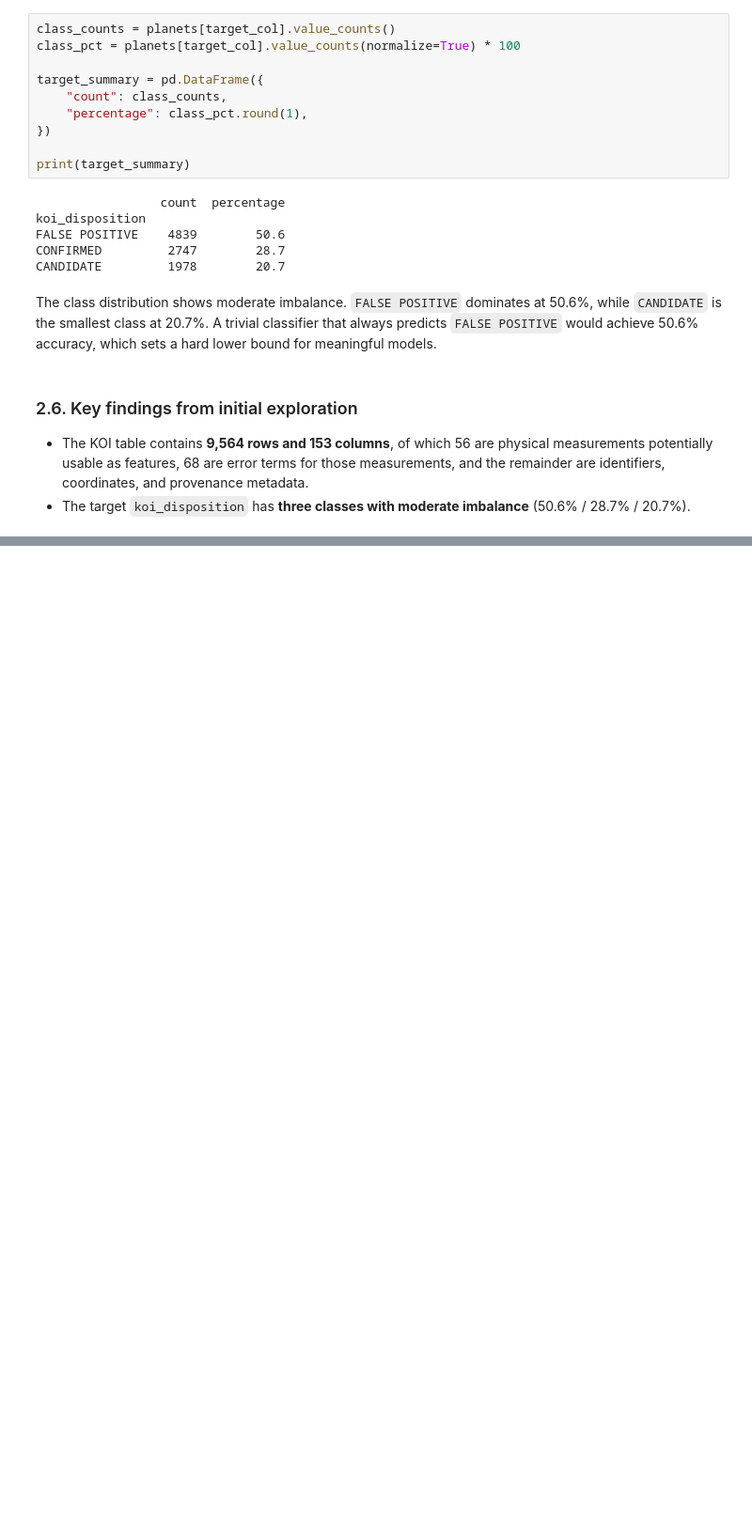
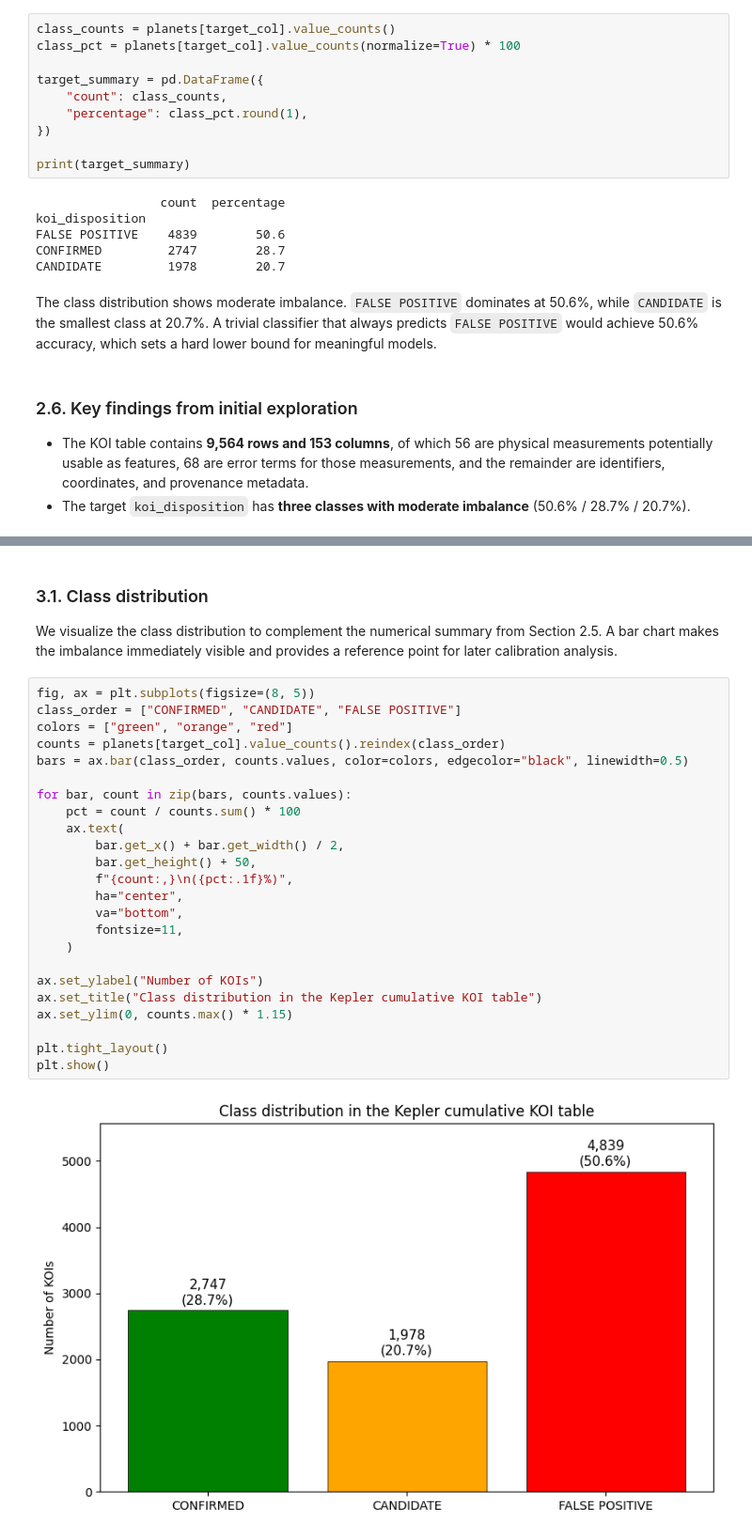
Before and after one commit to AhmedInv40/kepler-exoplanet-dl, a Jupyter notebook: notebooks/01_data_exploration_and_cleaning.ipynb, the cells around one changed output, grey strips where cells are left out. Shown at 94% size. Saved outputs shown, nothing was run; the diff lists cells and outputs as text; blank space fills up the shorter version.

Commit message:
docs: add class distribution and missing values analysis

```diff
--- a/notebooks/01_data_exploration_and_cleaning.ipynb
+++ b/notebooks/01_data_exploration_and_cleaning.ipynb
@@ -200,0 +220,30 @@ The class distribution shows moderate imbalance. `FALSE POSITIVE` dominates at 5
+# %% [markdown]
+### 3.1. Class distribution
+
+We visualize the class distribution to complement the numerical summary from Section 2.5. A bar chart makes the imbalance immediately visible and provides a reference point for later calibration analysis.
+# %%
+fig, ax = plt.subplots(figsize=(8, 5))
+class_order = ["CONFIRMED", "CANDIDATE", "FALSE POSITIVE"]
+colors = ["green", "orange", "red"]
+counts = planets[target_col].value_counts().reindex(class_order)
+bars = ax.bar(class_order, counts.values, color=colors, edgecolor="black", linewidth=0.5)
+
+for bar, count in zip(bars, counts.values):
+    pct = count / counts.sum() * 100
+    ax.text(
+        bar.get_x() + bar.get_width() / 2,
+        bar.get_height() + 50,
+        f"{count:,}\n({pct:.1f}%)",
+        ha="center",
+        va="bottom",
+        fontsize=11,
+    )
+
+ax.set_ylabel("Number of KOIs")
+ax.set_title("Class distribution in the Kepler cumulative KOI table")
+ax.set_ylim(0, counts.max() * 1.15)
+
+plt.tight_layout()
+plt.show()
+# %% [output]
+[figure, added]
```
Also changed, not shown: parts of 9 cells of this notebook.
